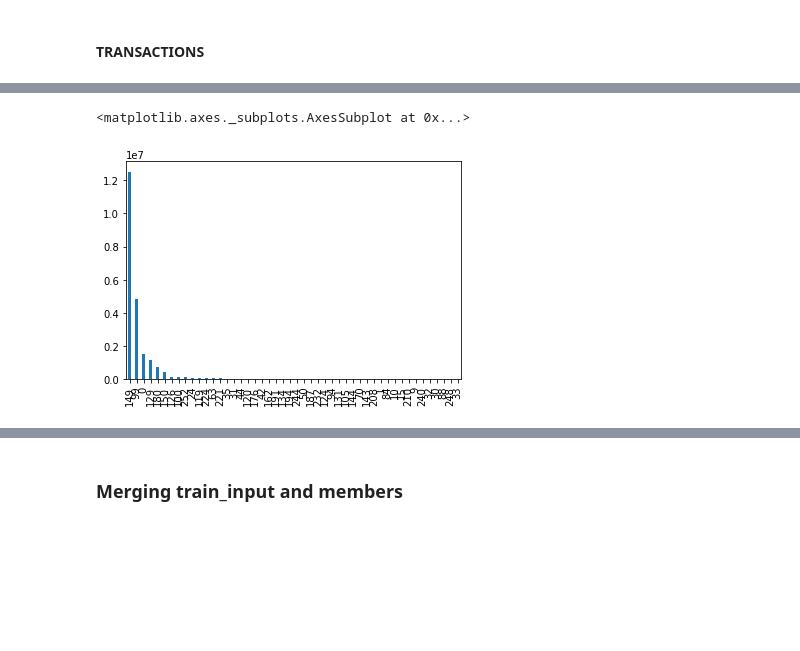
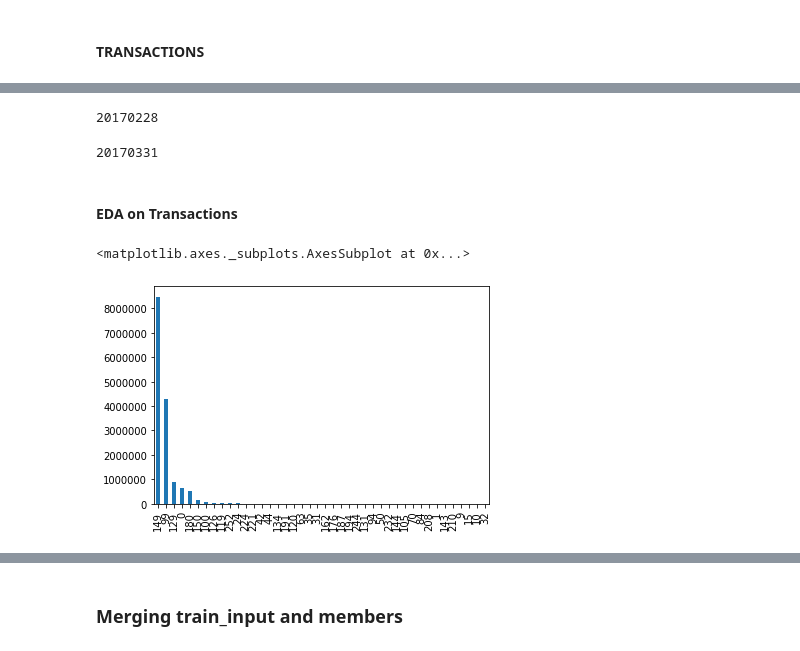
Before and after one commit to d18124313/dissertation, a Jupyter notebook: KKBox - Baseline ABT.ipynb, the cells around one changed output, grey strips where cells are left out. Saved outputs shown, nothing was run; the diff lists cells and outputs as text; code cells hidden in the pictures; blank space fills up the shorter version.

```diff
--- a/KKBox - Baseline ABT.ipynb
+++ b/KKBox - Baseline ABT.ipynb
@@ -183,3 +185,7 @@ transactions_input.head()
 | 2 | UkDFI97Qb6+s2LWcijVVv4rMAsORbVDT2... | 41 | 30 | 129 | 129 | True | ... |
 | 3 | M1C56ijxozNaGD0t2h68PnH2xtx5iO5iR... | 39 | 30 | 149 | 149 | True | ... |
 | 4 | yvj6zyBUaqdbUQSrKsrZ+xNDVM62knauS... | 39 | 30 | 149 | 149 | True | ... |
+# %%
+# Reduce the dataset down to the members in the train set only
+transactions = pd.merge(train_input['msno'], transactions_input, on='msno', how='inner')
+transactions.head()
@@ -185,0 +199,8 @@ transactions_input.head()
+# %%
+transactions.transaction_date.max()
+# %% [output]
+20170228
+# %%
+transactions.membership_expire_date.max()
+# %% [output]
+20170331
@@ -186,6 +212,8 @@ transactions_input.head()
+# %% [markdown]
+#### EDA on Transactions
 # %%
-transactions_input.plan_list_price.value_counts().plot(kind='bar')
+transactions.plan_list_price.value_counts().plot(kind='bar')
 # %% [output]
 <matplotlib.axes._subplots.AxesSubplot at 0x...>
-[figure, old version]
+[figure, new version]
 # %%
```
Also changed, not shown: parts of 64 cells of this notebook, 3 other files.
